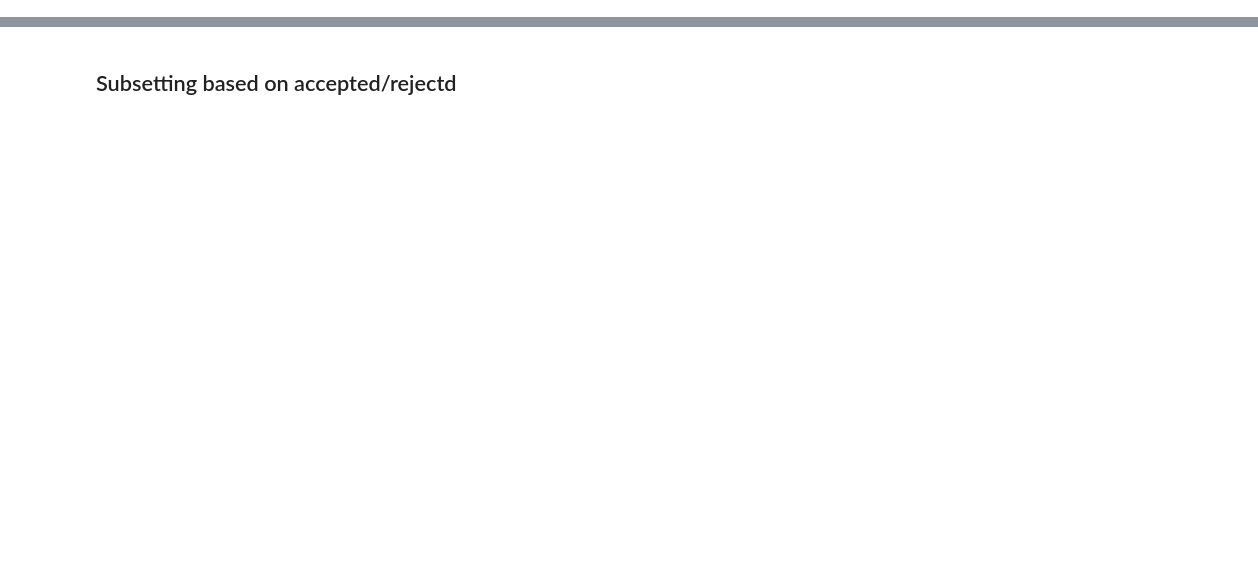
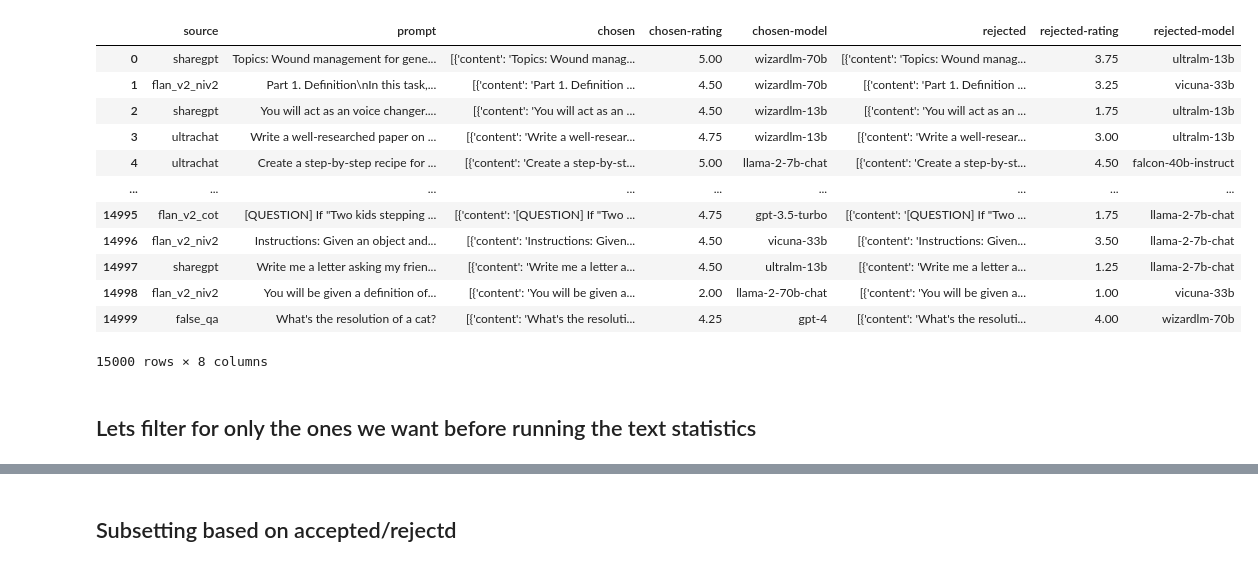
Before and after one commit to CEBangu/Ultra_Feedback, a Jupyter notebook: UF_analysis.ipynb, the cells around one changed output, grey strips where cells are left out. Saved outputs shown, nothing was run; the diff lists cells and outputs as text; code cells hidden in the pictures; blank space fills up the shorter version.

```diff
--- a/UF_analysis.ipynb
+++ b/UF_analysis.ipynb
@@ -8,5 +8,7 @@ import itertools
 import torch
 import os
 # %%
-df_sample = pd.DataFrame(load_dataset("argilla/ultrafeedback-binarized-preferences-cleaned")["train"]).sample(n=1000, random_state=42)
+# Load Data
+
+df_sample = pd.DataFrame(load_dataset("argilla/ultrafeedback-binarized-preferences-cleaned")["train"]).sample(n=15000, random_state=42)
 df_clean = df_sample.copy()
@@ -29 +15,19 @@ df_clean
+# %%
+#Quick Look
+df_clean = df_clean.reset_index(drop=True)
+df_clean
+# %% [output]
+|  | source | prompt | chosen | chosen-rating | chosen-model | rejected | rejected-rating | rejected-model |
+| 0 | sharegpt | Topics: Wound management for gene... | [{'content': 'Topics: Wound manag... | 5.00 | wizardlm-70b | [{'content': 'Topics: Wound manag... | 3.75 | ultralm-13b |
+| 1 | flan_v2_niv2 | Part 1. Definition\nIn this task,... | [{'content': 'Part 1. Definition ... | 4.50 | wizardlm-70b | [{'content': 'Part 1. Definition ... | 3.25 | vicuna-33b |
+| 2 | sharegpt | You will act as an voice changer.... | [{'content': 'You will act as an ... | 4.50 | wizardlm-13b | [{'content': 'You will act as an ... | 1.75 | ultralm-13b |
+| 3 | ultrachat | Write a well-researched paper on ... | [{'content': 'Write a well-resear... | 4.75 | wizardlm-13b | [{'content': 'Write a well-resear... | 3.00 | ultralm-13b |
+| 4 | ultrachat | Create a step-by-step recipe for ... | [{'content': 'Create a step-by-st... | 5.00 | llama-2-7b-chat | [{'content': 'Create a step-by-st... | 4.50 | falcon-40b-instruct |
+| ... | ... | ... | ... | ... | ... | ... | ... | ... |
+| 14995 | flan_v2_cot | [QUESTION] If "Two kids stepping ... | [{'content': '[QUESTION] If "Two ... | 4.75 | gpt-3.5-turbo | [{'content': '[QUESTION] If "Two ... | 1.75 | llama-2-7b-chat |
+| 14996 | flan_v2_niv2 | Instructions: Given an object and... | [{'content': 'Instructions: Given... | 4.50 | vicuna-33b | [{'content': 'Instructions: Given... | 3.50 | llama-2-7b-chat |
+| 14997 | sharegpt | Write me a letter asking my frien... | [{'content': 'Write me a letter a... | 4.50 | ultralm-13b | [{'content': 'Write me a letter a... | 1.25 | llama-2-7b-chat |
+| 14998 | flan_v2_niv2 | You will be given a definition of... | [{'content': 'You will be given a... | 2.00 | llama-2-70b-chat | [{'content': 'You will be given a... | 1.00 | vicuna-33b |
+| 14999 | false_qa | What's the resolution of a cat? | [{'content': 'What's the resoluti... | 4.25 | gpt-4 | [{'content': 'What's the resoluti... | 4.00 | wizardlm-70b |
+15000 rows × 8 columns
 # %%
@@ -48,0 +37,2 @@ df_clean['length_rejected'] = df_clean['rejected'].apply(lambda x: len(x.strip()
+# %% [markdown]
+## Lets filter for only the ones we want before running the text statistics
```
Also changed, not shown: parts of 21 cells of this notebook, 8 other files.
